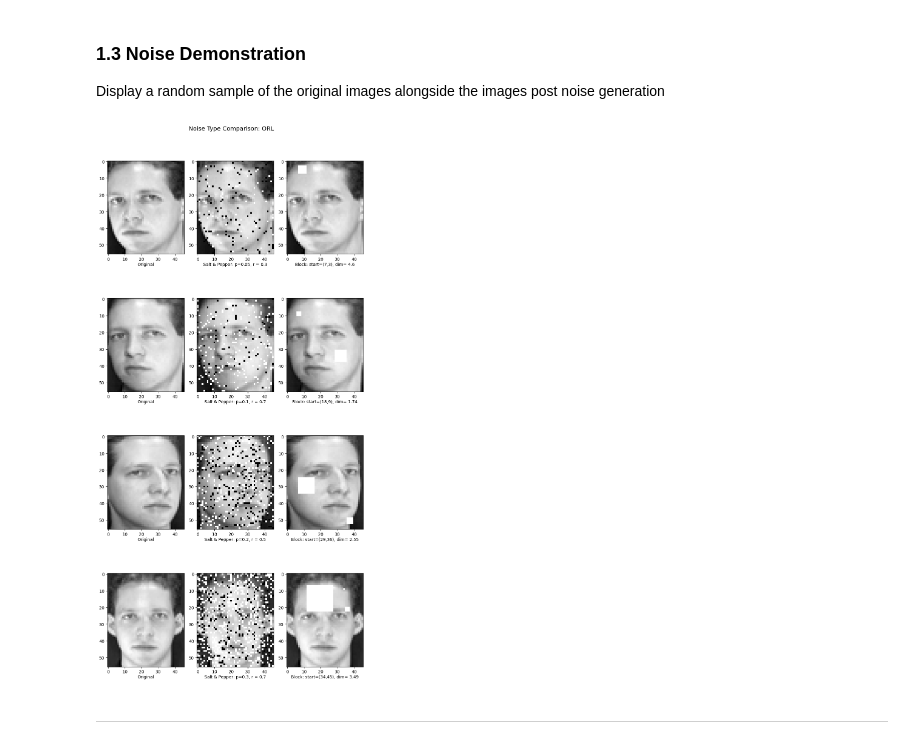
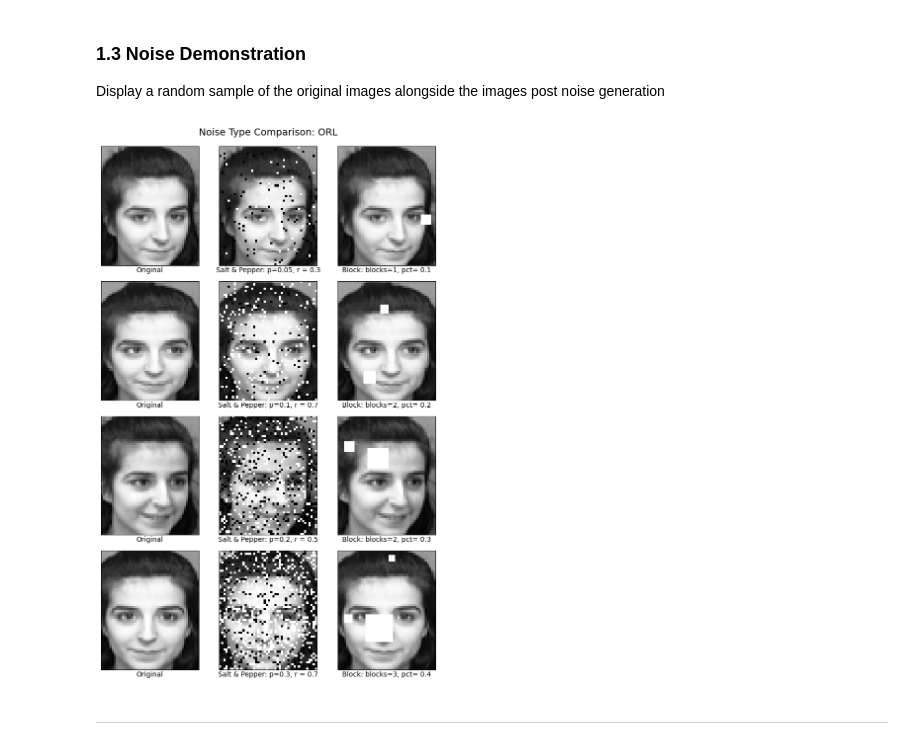
Before and after one commit to jbsaunders/comp5328-assignment-1, a Jupyter notebook: assignment1.ipynb, the cells around one changed output. Cells and saved outputs as stored; diff of their text form; code cells hidden in the pictures.

```diff
--- a/assignment1.ipynb
+++ b/assignment1.ipynb
@@ -317,54 +310,72 @@ def add_block_noise(V_hat, h, w, ratio=None, num_blocks=None, log_return=False):
 ### 1.3 Noise Demonstration
 Display a random sample of the original images alongside the images post noise generation
 # %%
-V_hat, Y_hat, h, w = load_data(root=orl_data_location, normalization='per_image')
-
+# How many images to display and plot structure
 num_imgs = 4
 rows, cols = num_imgs, 3   # Original + two noise types
+fig, axes = plt.subplots(rows, cols, figsize=(7.5, 12))
 
-fig, axes = plt.subplots(rows, cols, figsize=(9, 20))
-
-start_ind = 10 #np.random.randint(0, len(V_hat[0])-num_imgs)
-end_ind = start_ind + num_imgs
-
+# block noise config for demo (reduced set)
 block_noise_combos_demo = [
     (0.1, 1),
     (0.2, 2),
     (0.3, 2),
     (0.4, 3)
 ]
 
+# S&P noise config for demo (reduced set)
 sp_noise_combos_demo = [
     (0.05, 0.3),
     (0.1, 0.7),
     (0.2, 0.5),
     (0.3, 0.7),
 ]
 
+# Loading original data
+V_hat, Y_hat, h, w = load_data(root=orl_data_location, normalization='per_image')
+
+# Defining start index to output (which image)
+start_ind = 10 #np.random.randint(0, len(V_hat[0])-num_imgs)
+end_ind = start_ind + num_imgs
+
+# Looping over each index (image) and displaying the original next to 2 with noise applied
 for i, ind in enumerate(range(start_ind, end_ind)):
-    # --- Original ---
+
+    # Original  Image
     ax = axes[i, 0]
     ax.imshow(V_hat[:, ind].reshape(h, w), cmap=plt.cm.gray)
     ax.set_xlabel('Original', labelpad=2)
 
     ax = axes[i, 1]
-    # --- Salt & Pepper noise ---
+    # Salt & Pepper noise
     v_noise_sp = add_sp_noise(V_hat, sp_noise_combos_demo[i][0], sp_noise_combos_demo[i][1])
     ax.imshow(v_noise_sp[:, ind].reshape(h, w), cmap=plt.cm.gray)
     ax.set_xlabel(f'Salt & Pepper: p={sp_noise_combos_demo[i][0]}, r = {sp_noise_combos_demo[i][1]}', labelpad=2)
 
     ax = axes[i, 2]
-    # --- Block noise ---
+    # Block noise
     v_noise_block, noise_log = add_block_noise(V_hat, h, w, block_noise_combos_demo[i][0], block_noise_combos_demo[i][1])
     ax.imshow(v_noise_block[:, ind].reshape(h, w), cmap=plt.cm.gray)
-    ax.set_xlabel(f"Block: start={noise_log[ind]['start_point']}, dim= {noise_log[ind]['square_size']}", labelpad=2)
+    ax.set_xlabel(f"Block: blocks={block_noise_combos_demo[i][1]}, pct= {block_noise_combos_demo[i][0]}", labelpad=2)
 
+    # Remove ticks for a clean layout
+    for j in range(cols):
+        axes[i, j].set_xticks([])
+        axes[i, j].set_yticks([])
+
+# Reduce gaps between subplots
+plt.subplots_adjust(
+    wspace=0.05,   # horizontal space
+    hspace=0.15    # vertical space
+)
+
+# Displaying the plot
 fig.suptitle(f"Noise Type Comparison: {datasets[0]}", fontsize=14, y=0.94)
 plt.tight_layout(rect=[0, 0, 1, 0.95])
 plt.savefig(f"img/noise_demonstration.png", dpi=300, bbox_inches='tight')
 plt.show()
 # %% [output]
-[figure, old version]
+[figure, new version]
 # %% [markdown]
 ---------------------------
 # %% [markdown]
```
Also changed, not shown: parts of 26 cells of this notebook, 19 other files.
